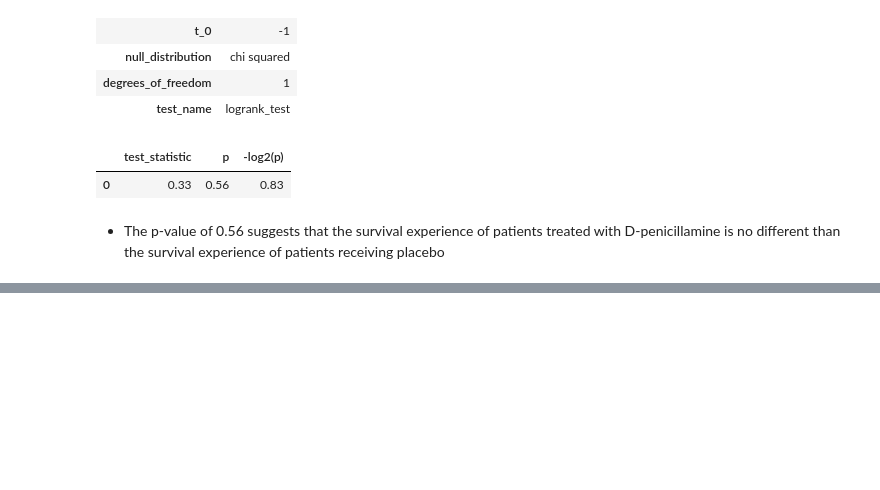
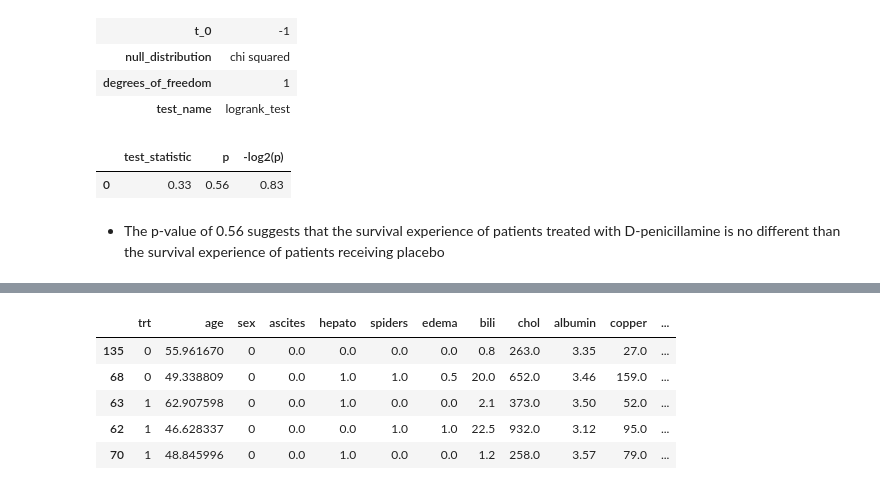
Before and after one commit to rnop/PBC-Survival-Analysis, a Jupyter notebook: Survival_Analysis_Primary_Biliary_Cirrhosis.ipynb, the cells around one changed output, grey strips where cells are left out. Saved outputs shown, nothing was run; the diff lists cells and outputs as text; code cells hidden in the pictures; blank space fills up the shorter version.

```diff
--- a/Survival_Analysis_Primary_Biliary_Cirrhosis.ipynb
+++ b/Survival_Analysis_Primary_Biliary_Cirrhosis.ipynb
@@ -416,0 +611,25 @@ cph.fit(train_df, duration_col='time')
+# %%
+from sklearn.model_selection import RandomizedSearchCV
+
+n_estimators = [int(x) for x in np.linspace(start=100, stop=1000, num=20)]
+max_features = ['auto', 'sqrt']
+max_depth = [int(x) for x in np.linspace(2, 20, num=10)]
+min_samples_split = [2,3,5,7,9,11]
+min_samples_leaf = [2,3,4,5,6,7]
+
+random_grid = {'n_estimators': n_estimators,
+               'max_features': max_features,
+               'max_depth': max_depth,
+               'min_samples_split': min_samples_split,
+               'min_samples_leaf': min_samples_leaf,
+              }
+
+rsf = RandomSurvivalForest()
+
+rf_random = RandomizedSearchCV(estimator = rsf,
+                               param_distributions = random_grid,
+                               n_iter=100,
+                               verbose=2,
+                               n_jobs = -1)
+
+rf_random.fit(X_train, y_train)
@@ -416,0 +660,8 @@ cph.fit(train_df, duration_col='time')
+# %%
+print("Best random survival forest parameters:", rf_random.best_params_)
+rsf_best = RandomSurvivalForest(**rf_random.best_params_)
+rsf_best.fit(X_train, y_train)
+print()
+print("Random Survival Forest Model")
+print("Training C-Index Score: ", rsf_best.score(X_train, y_train))
+print("Testing C-Index Score: ", rsf_best.score(X_test, y_test))
@@ -416,0 +674,7 @@ cph.fit(train_df, duration_col='time')
+# %%
+import eli5
+from eli5.sklearn import PermutationImportance
+
+perm = PermutationImportance(rsf_best, n_iter=15)
+perm.fit(X_test, y_test)
+eli5.show_weights(perm, feature_names=X_test.columns.tolist())
@@ -416,0 +738,9 @@ cph.fit(train_df, duration_col='time')
+# %%
+X_test.sample(5) # Sample from test set
+# %% [output]
+|  | trt | age | sex | ascites | hepato | spiders | edema | bili | chol | albumin | copper | ... |
+| 135 | 0 | 55.961670 | 0 | 0.0 | 0.0 | 0.0 | 0.0 | 0.8 | 263.0 | 3.35 | 27.0 | ... |
+| 68 | 0 | 49.338809 | 0 | 0.0 | 1.0 | 1.0 | 0.5 | 20.0 | 652.0 | 3.46 | 159.0 | ... |
+| 63 | 1 | 62.907598 | 0 | 0.0 | 1.0 | 0.0 | 0.0 | 2.1 | 373.0 | 3.50 | 52.0 | ... |
+| 62 | 1 | 46.628337 | 0 | 0.0 | 0.0 | 1.0 | 1.0 | 22.5 | 932.0 | 3.12 | 95.0 | ... |
+| 70 | 1 | 48.845996 | 0 | 0.0 | 1.0 | 0.0 | 0.0 | 1.2 | 258.0 | 3.57 | 79.0 | ... |
```
Also changed, not shown: parts of 31 cells of this notebook.
